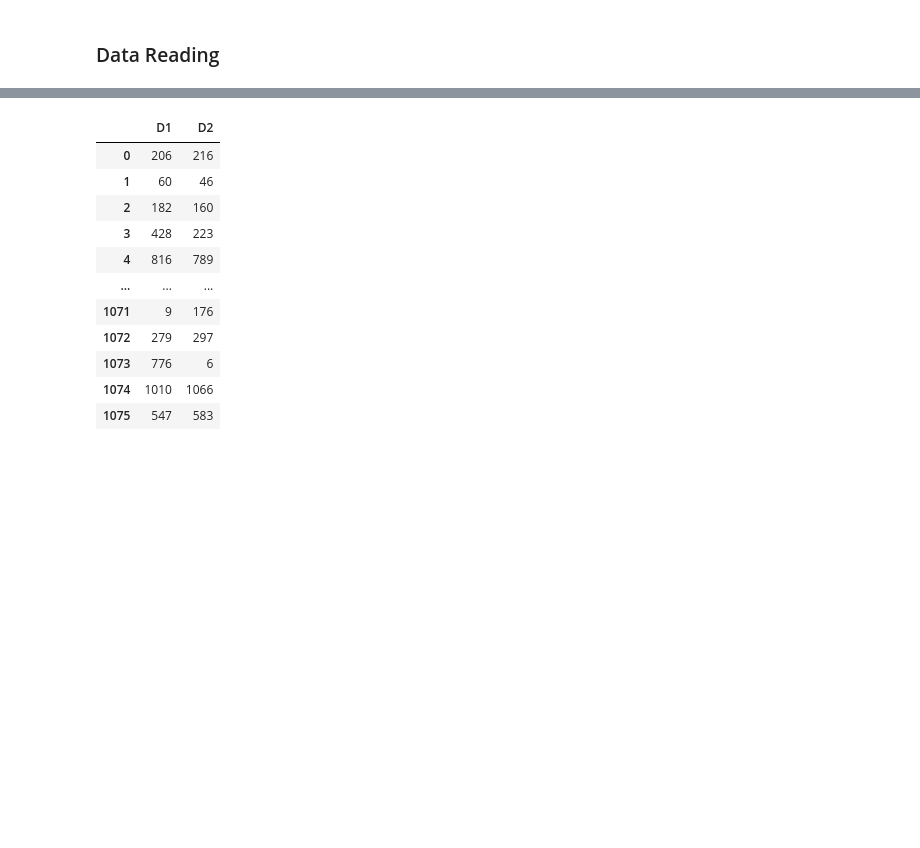
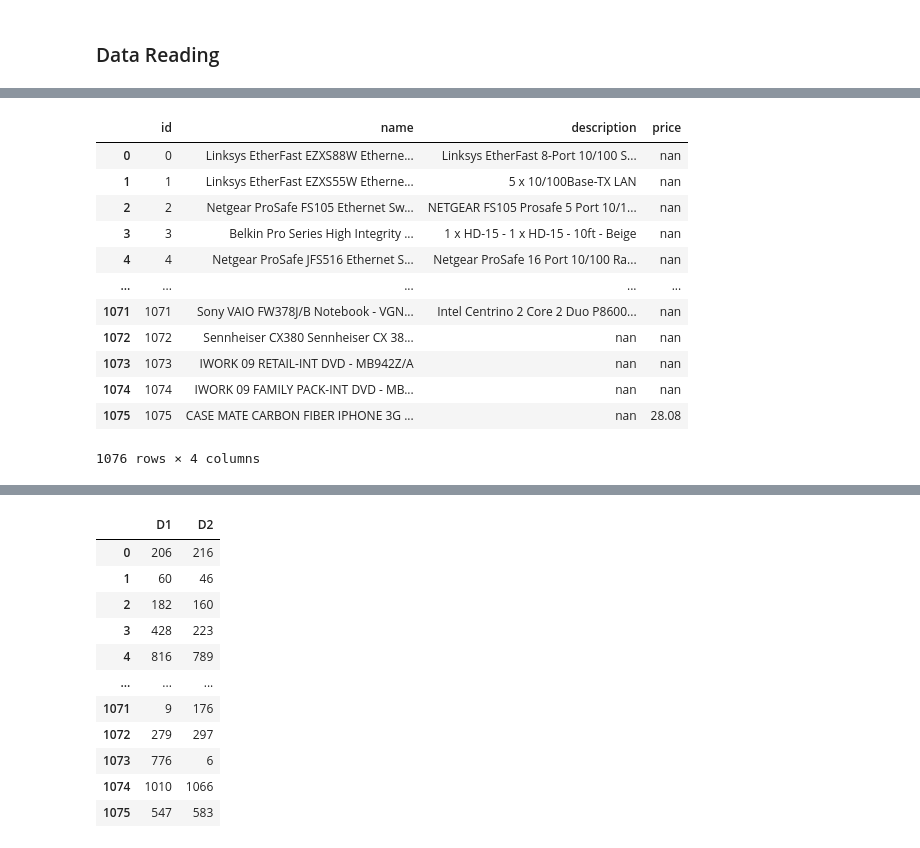
Before and after one commit to ilias6/Parallel-pyJedAI, a Jupyter notebook: src/clean_clean_er.ipynb, the cells around one changed output, grey strips where cells are left out. Drawn from its saved outputs; the diff is of its cells as text; code cells hidden in the pictures; blank space fills up the shorter version.

```diff
--- a/src/clean_clean_er.ipynb
+++ b/src/clean_clean_er.ipynb
@@ -63,0 +59,16 @@ pd.read_csv("../data/D2/gt.csv", sep='|', engine='python')['D1']
+# %%
+d2
+# %% [output]
+|  | id | name | description | price |
+| 0 | 0 | Linksys EtherFast EZXS88W Etherne... | Linksys EtherFast 8-Port 10/100 S... | nan |
+| 1 | 1 | Linksys EtherFast EZXS55W Etherne... | 5 x 10/100Base-TX LAN | nan |
+| 2 | 2 | Netgear ProSafe FS105 Ethernet Sw... | NETGEAR FS105 Prosafe 5 Port 10/1... | nan |
+| 3 | 3 | Belkin Pro Series High Integrity ... | 1 x HD-15 - 1 x HD-15 - 10ft - Beige | nan |
+| 4 | 4 | Netgear ProSafe JFS516 Ethernet S... | Netgear ProSafe 16 Port 10/100 Ra... | nan |
+| ... | ... | ... | ... | ... |
+| 1071 | 1071 | Sony VAIO FW378J/B Notebook - VGN... | Intel Centrino 2 Core 2 Duo P8600... | nan |
+| 1072 | 1072 | Sennheiser CX380 Sennheiser CX 38... | nan | nan |
+| 1073 | 1073 | IWORK 09 RETAIL-INT DVD - MB942Z/A | nan | nan |
+| 1074 | 1074 | IWORK 09 FAMILY PACK-INT DVD - MB... | nan | nan |
+| 1075 | 1075 | CASE MATE CARBON FIBER IPHONE 3G ... | nan | 28.08 |
+1076 rows × 4 columns
```
Also changed, not shown: parts of 17 cells of this notebook, 2 other files.
